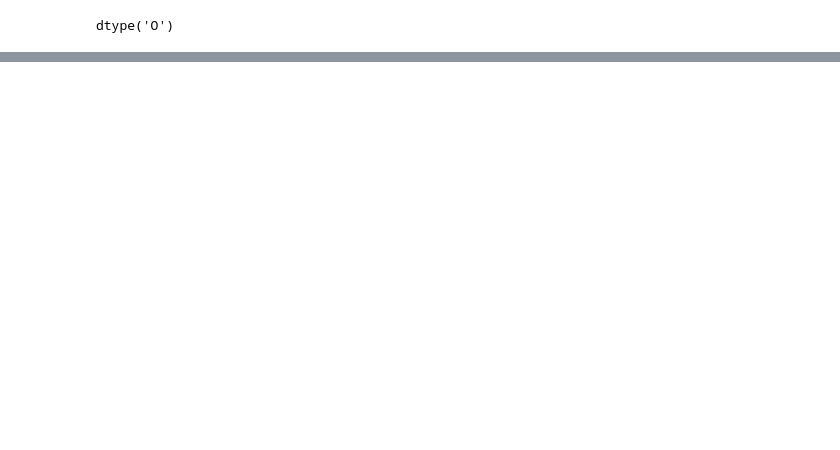
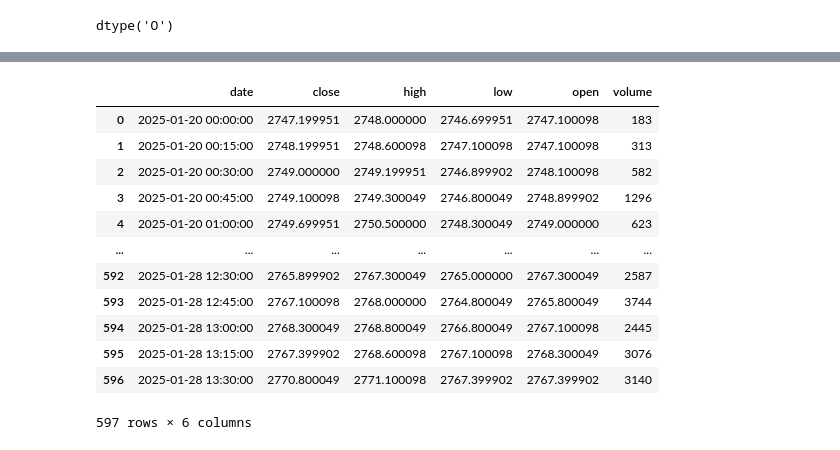
Before and after one commit to chumari-git/Trading-Strategies, a Jupyter notebook: Golden Ratio Strategy/Golden Ratio Strategy.ipynb, the cells around one changed output, grey strips where cells are left out. Drawn from its saved outputs; the diff is of its cells as text; code cells hidden in the pictures; blank space fills up the shorter version.

```diff
--- a/Golden Ratio Strategy/Golden Ratio Strategy.ipynb
+++ b/Golden Ratio Strategy/Golden Ratio Strategy.ipynb
@@ -232,0 +245,34 @@ dtype('O')
+# %%
+def d1_fibonacci(df):
+    df.set_index('date')
+    # df.index = pd.DatetimeIndex(df.index)
+
+    # df_daily = df.resample('D').agg({
+    #     "open": 'first',
+    #     'high': 'max',
+    #     'low':  'min',
+    #     'close': 'last'
+    # })
+
+    # # Create new columns and calculate Fibonacci levels for each row
+    # df_daily['fib 61.8'] = df_daily['high'] - ((df_daily['high'] - df_daily['low']) * 0.618)
+
+    # df = df_daily
+
+    return df
+# %%
+d1_fibonacci(gold_15)
+# %% [output]
+|  | date | close | high | low | open | volume |
+| 0 | 2025-01-20 00:00:00 | 2747.199951 | 2748.000000 | 2746.699951 | 2747.100098 | 183 |
+| 1 | 2025-01-20 00:15:00 | 2748.199951 | 2748.600098 | 2747.100098 | 2747.100098 | 313 |
+| 2 | 2025-01-20 00:30:00 | 2749.000000 | 2749.199951 | 2746.899902 | 2748.100098 | 582 |
+| 3 | 2025-01-20 00:45:00 | 2749.100098 | 2749.300049 | 2746.800049 | 2748.899902 | 1296 |
+| 4 | 2025-01-20 01:00:00 | 2749.699951 | 2750.500000 | 2748.300049 | 2749.000000 | 623 |
+| ... | ... | ... | ... | ... | ... | ... |
+| 592 | 2025-01-28 12:30:00 | 2765.899902 | 2767.300049 | 2765.000000 | 2767.300049 | 2587 |
+| 593 | 2025-01-28 12:45:00 | 2767.100098 | 2768.000000 | 2764.800049 | 2765.800049 | 3744 |
+| 594 | 2025-01-28 13:00:00 | 2768.300049 | 2768.800049 | 2766.800049 | 2767.100098 | 2445 |
+| 595 | 2025-01-28 13:15:00 | 2767.399902 | 2768.600098 | 2767.100098 | 2768.300049 | 3076 |
+| 596 | 2025-01-28 13:30:00 | 2770.800049 | 2771.100098 | 2767.399902 | 2767.399902 | 3140 |
+597 rows × 6 columns
```
Also changed, not shown: parts of 8 cells of this notebook, 1 other file.
